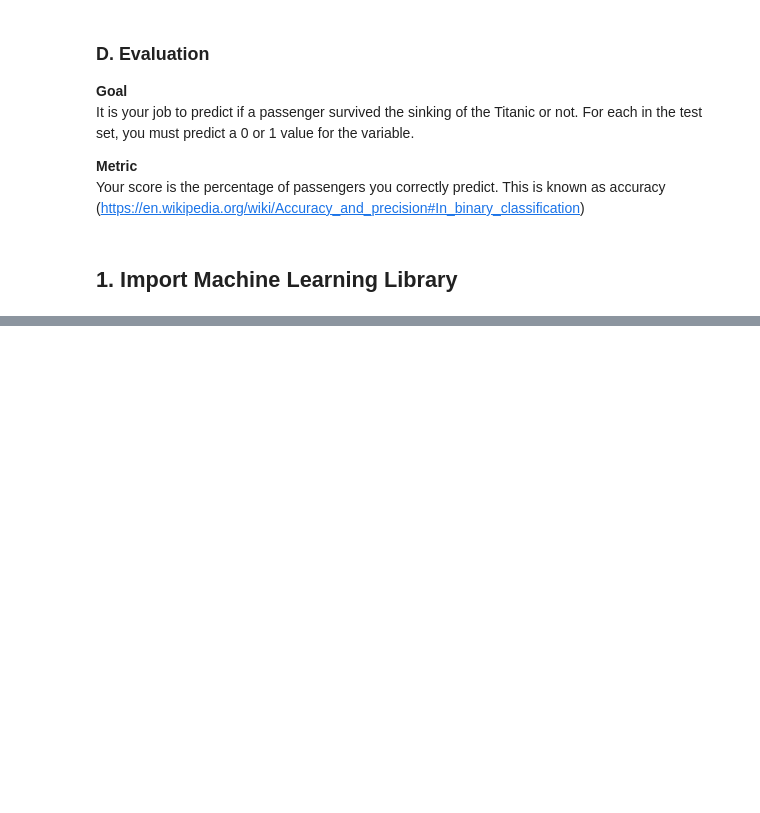
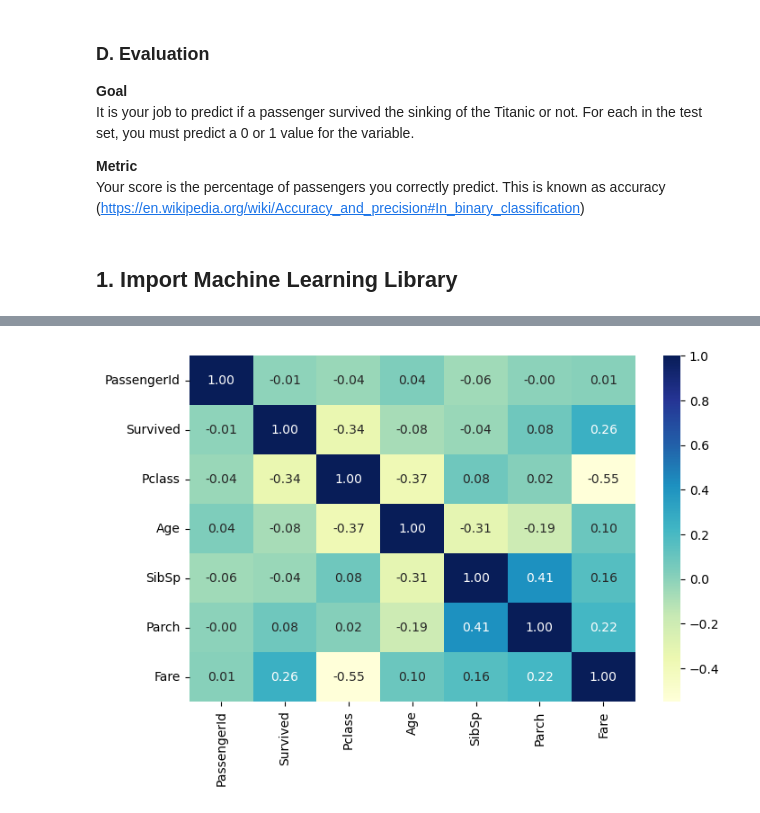
Before and after one commit to plipustel/Kaggle, a Jupyter notebook: titanic_disaster_prediction/titanic_model.ipynb, the cells around one changed output, grey strips where cells are left out. Drawn from its saved outputs; the diff is of its cells as text; code cells hidden in the pictures; blank space fills up the shorter version.

```diff
--- a/titanic_disaster_prediction/titanic_model.ipynb
+++ b/titanic_disaster_prediction/titanic_model.ipynb
@@ -83,0 +119,2 @@ plt.show()
+# %%
+titanic_data_copy = titanic_data.copy()
@@ -83,0 +130,2 @@ plt.show()
+# %%
+titanic_data_copy.drop(['Name', 'Ticket', 'Sex', 'Ticket', 'Cabin', 'Embarked'], axis=1, inplace=True)
@@ -83,0 +162,3 @@ plt.show()
+# %%
+corr_matrix = titanic_data_copy.corr()
+corr_matrix
@@ -83,0 +174,9 @@ plt.show()
+# %%
+fig, ax = plt.subplots(figsize=(8, 5))
+ax = sns.heatmap(corr_matrix,
+                 annot=True, # Add value to the matrix
+                 fmt='.2f',
+                 cmap='YlGnBu')
+plt.show()
+# %% [output]
+[figure, added]
```
Also changed, not shown: parts of 15 cells of this notebook.
